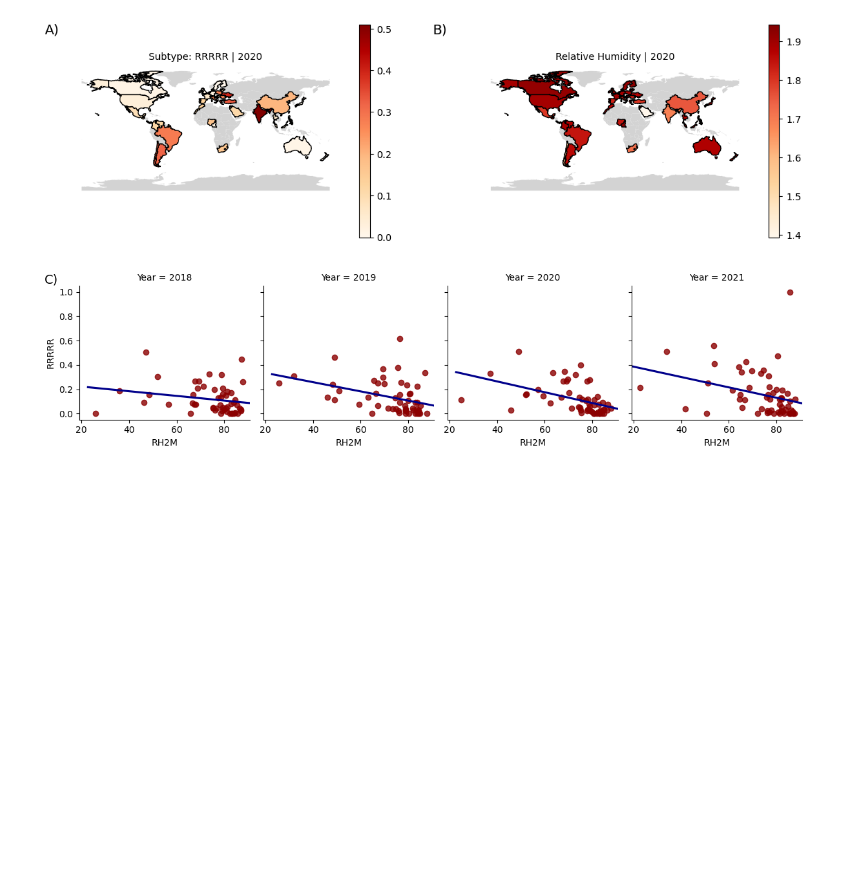
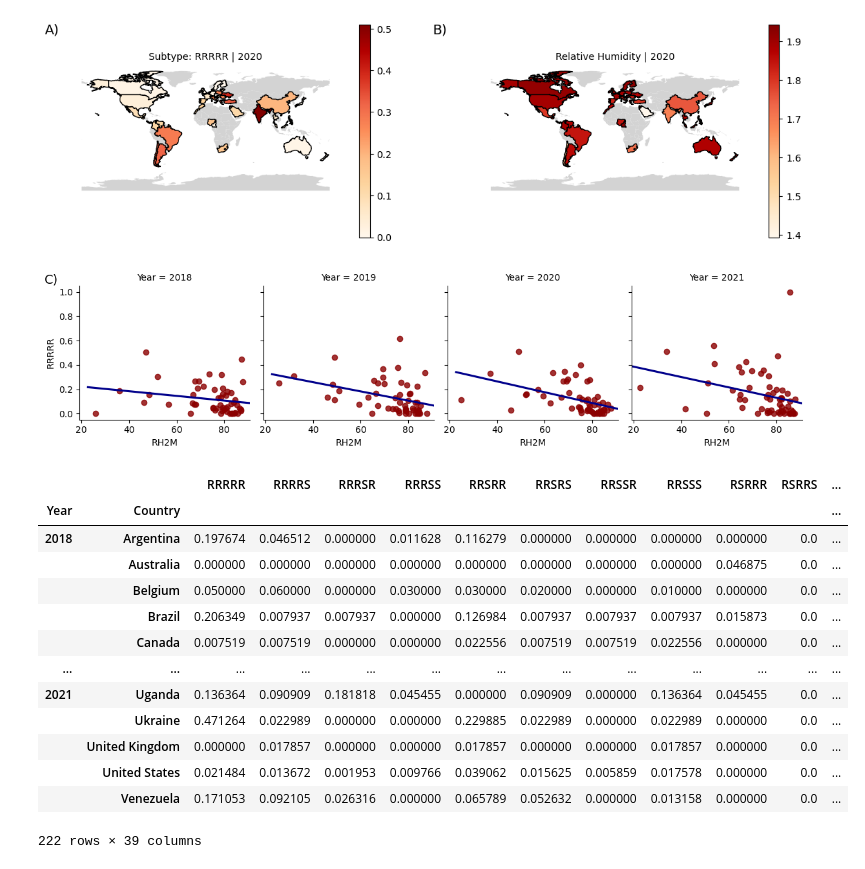
Before and after one commit to KutumLab/amr-vivli-ashoka-submission, a Jupyter notebook: data-analysis-atlas.ipynb, the cells around one changed output. Cells and saved outputs as stored; diff of their text form; code cells hidden in the pictures; blank space fills up the shorter version.

```diff
--- a/data-analysis-atlas.ipynb
+++ b/data-analysis-atlas.ipynb
@@ -316,3 +316,20 @@ plt.savefig("figures/supplementary-figure-4-c-ATS.png", dpi=300)
 # %% [output]
 [figure]
 [figure]
+# %%
+data.set_index(["Year", "Country"])
+# %% [output]
+|  |  | RRRRR | RRRRS | RRRSR | RRRSS | RRSRR | RRSRS | RRSSR | RRSSS | RSRRR | RSRRS | ... |
+| Year | Country |  |  |  |  |  |  |  |  |  |  | ... |
+| 2018 | Argentina | 0.197674 | 0.046512 | 0.000000 | 0.011628 | 0.116279 | 0.000000 | 0.000000 | 0.000000 | 0.000000 | 0.0 | ... |
+|  | Australia | 0.000000 | 0.000000 | 0.000000 | 0.000000 | 0.000000 | 0.000000 | 0.000000 | 0.000000 | 0.046875 | 0.0 | ... |
+|  | Belgium | 0.050000 | 0.060000 | 0.000000 | 0.030000 | 0.030000 | 0.020000 | 0.000000 | 0.010000 | 0.000000 | 0.0 | ... |
+|  | Brazil | 0.206349 | 0.007937 | 0.007937 | 0.000000 | 0.126984 | 0.007937 | 0.007937 | 0.007937 | 0.015873 | 0.0 | ... |
+|  | Canada | 0.007519 | 0.007519 | 0.000000 | 0.000000 | 0.022556 | 0.007519 | 0.007519 | 0.022556 | 0.000000 | 0.0 | ... |
+| ... | ... | ... | ... | ... | ... | ... | ... | ... | ... | ... | ... | ... |
+| 2021 | Uganda | 0.136364 | 0.090909 | 0.181818 | 0.045455 | 0.000000 | 0.090909 | 0.000000 | 0.136364 | 0.045455 | 0.0 | ... |
+|  | Ukraine | 0.471264 | 0.022989 | 0.000000 | 0.000000 | 0.229885 | 0.022989 | 0.000000 | 0.022989 | 0.000000 | 0.0 | ... |
+|  | United Kingdom | 0.000000 | 0.017857 | 0.000000 | 0.000000 | 0.017857 | 0.000000 | 0.000000 | 0.017857 | 0.000000 | 0.0 | ... |
+|  | United States | 0.021484 | 0.013672 | 0.001953 | 0.009766 | 0.039062 | 0.015625 | 0.005859 | 0.017578 | 0.000000 | 0.0 | ... |
+|  | Venezuela | 0.171053 | 0.092105 | 0.026316 | 0.000000 | 0.065789 | 0.052632 | 0.000000 | 0.013158 | 0.000000 | 0.0 | ... |
+222 rows × 39 columns
```
Also changed, not shown: parts of 2 cells of this notebook, 3 other files.
